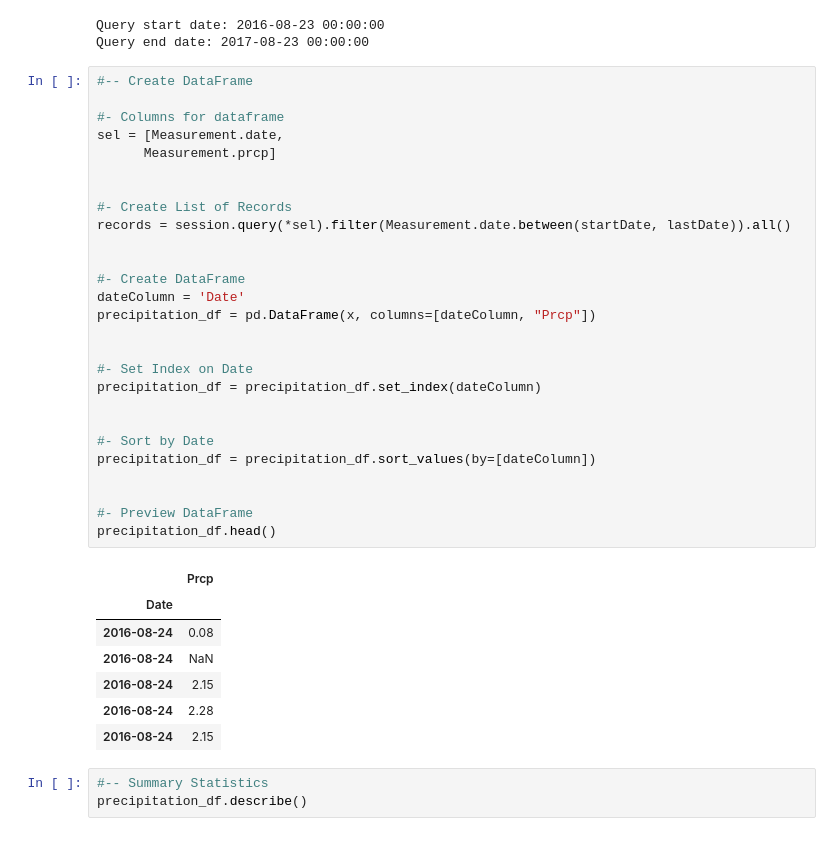
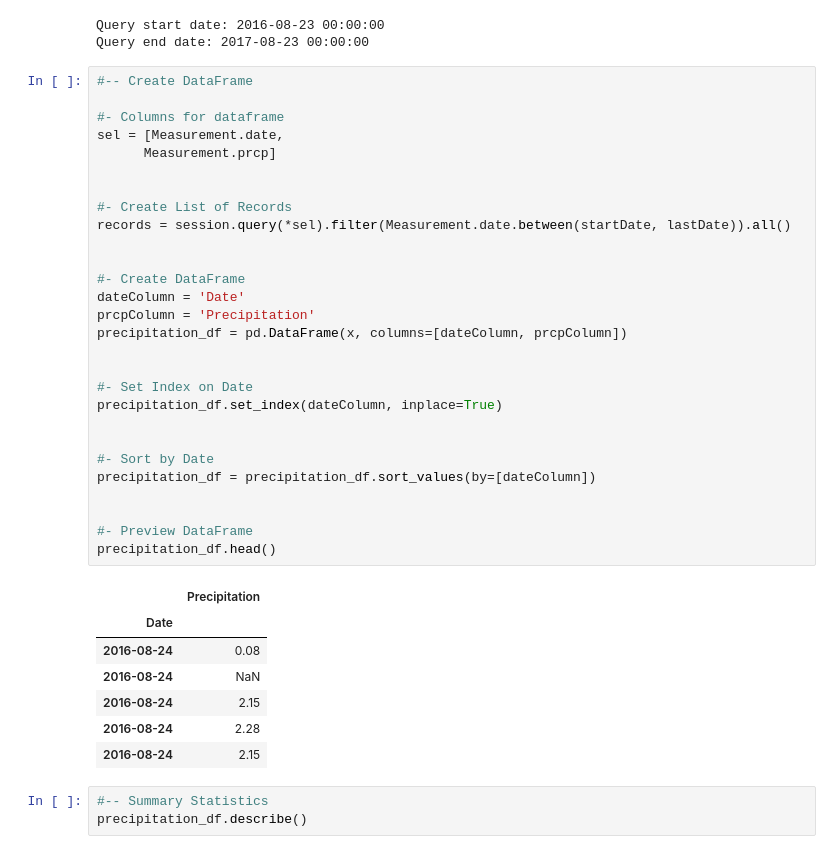
Before and after one commit to normalfactory/DataScience_Assignment_8, a Jupyter notebook: climate_starter.ipynb, the cells around one changed output. Saved outputs shown, nothing was run; the diff lists cells and outputs as text.

```diff
--- a/climate_starter.ipynb
+++ b/climate_starter.ipynb
@@ -132,32 +132,33 @@ Query end date: 2017-08-23 00:00:00
 # %%
 #-- Create DataFrame
 
 #- Columns for dataframe
 sel = [Measurement.date,
       Measurement.prcp]
 
 
 #- Create List of Records
 records = session.query(*sel).filter(Measurement.date.between(startDate, lastDate)).all()
 
 
 #- Create DataFrame
 dateColumn = 'Date'
-precipitation_df = pd.DataFrame(x, columns=[dateColumn, "Prcp"])
+prcpColumn = 'Precipitation'
+precipitation_df = pd.DataFrame(x, columns=[dateColumn, prcpColumn])
 
 
 #- Set Index on Date
-precipitation_df = precipitation_df.set_index(dateColumn)
+precipitation_df.set_index(dateColumn, inplace=True)
 
 
 #- Sort by Date
 precipitation_df = precipitation_df.sort_values(by=[dateColumn])
 
 
 #- Preview DataFrame
 precipitation_df.head()
 # %% [output]
-|  | Prcp |
+|  | Precipitation |
 | Date |  |
 | 2016-08-24 | 0.08 |
 | 2016-08-24 | NaN |
```
Also changed, not shown: parts of 3 cells of this notebook.
